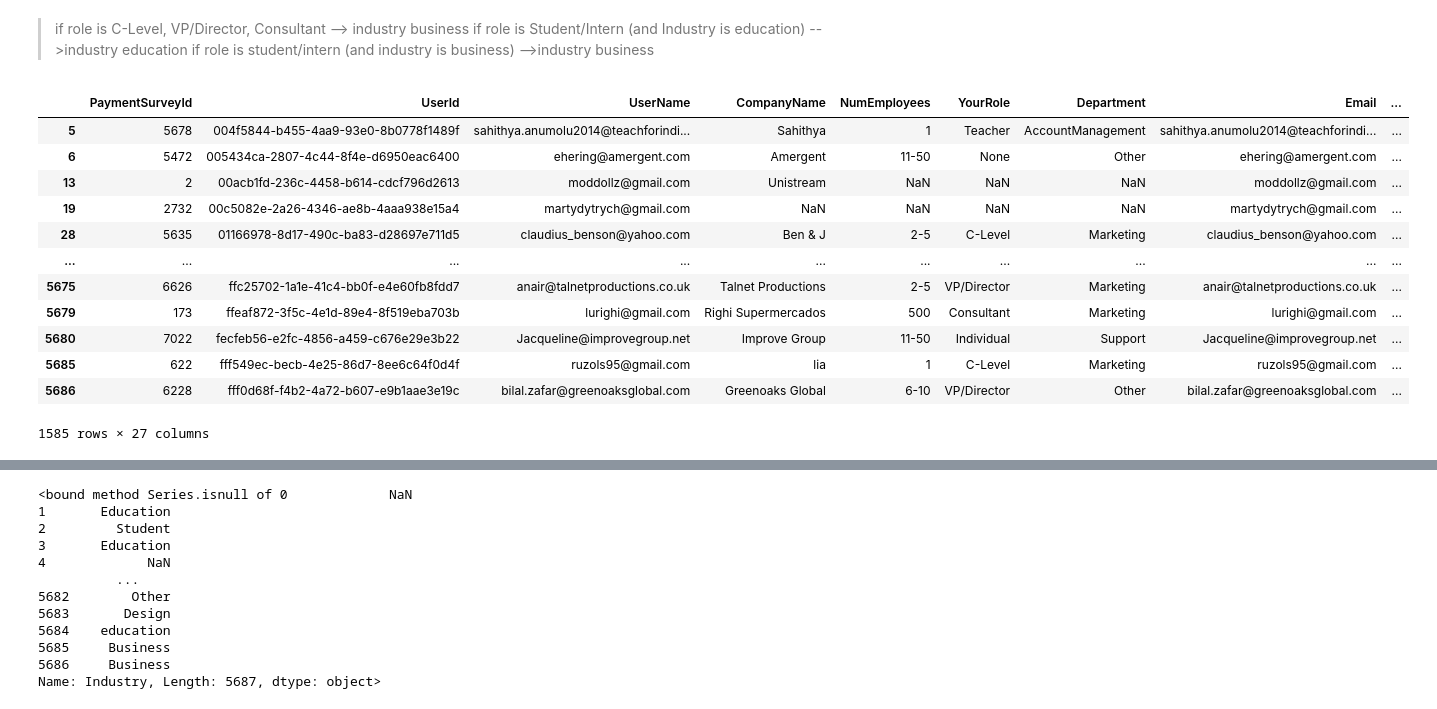
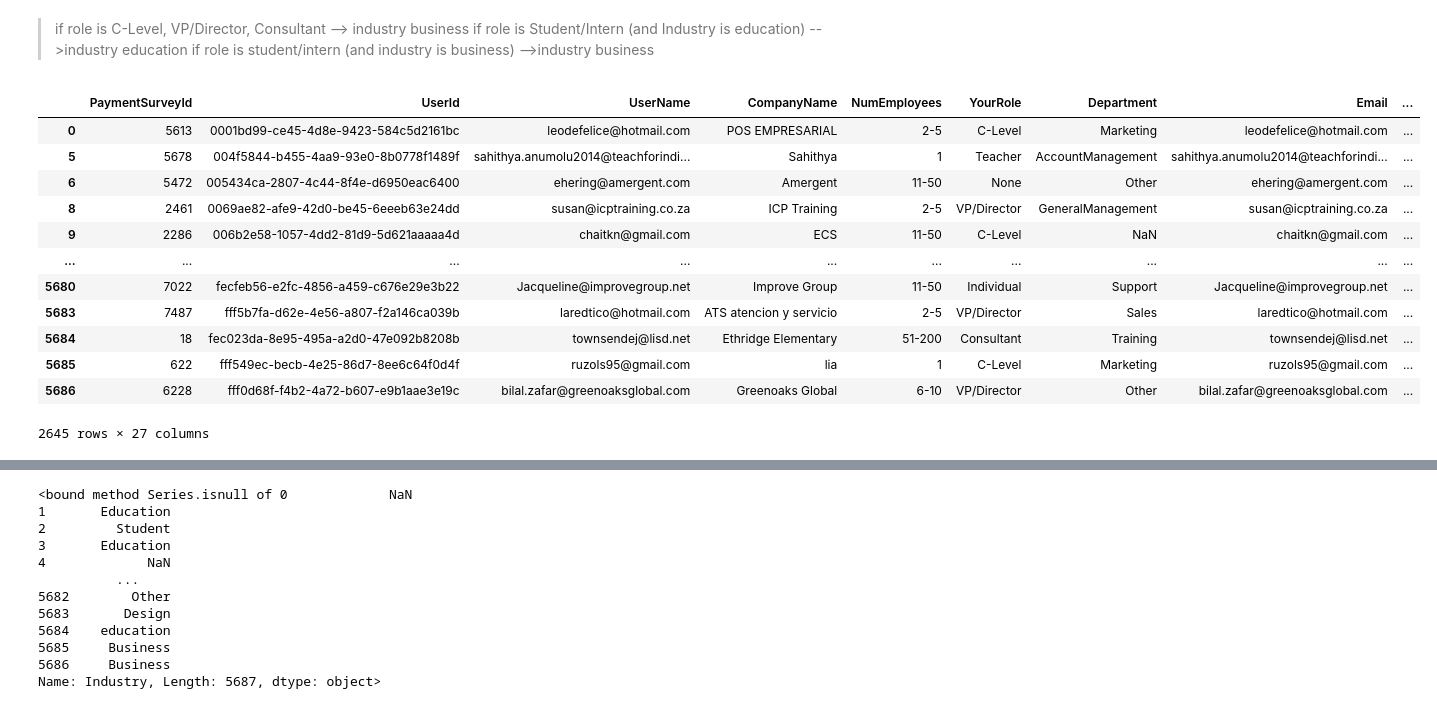
Before and after one commit to elysem01/Emaze-Analytics, a Jupyter notebook: EDA_key_users.ipynb, the cells around one changed output, grey strips where cells are left out. Saved outputs shown, nothing was run; the diff lists cells and outputs as text; code cells hidden in the pictures.

```diff
--- a/EDA_key_users.ipynb
+++ b/EDA_key_users.ipynb
@@ -485,21 +500,21 @@ des = ['Design']
 NGO = ["Non-Profit"]
 # %%
 #business ppl
-pu[pu["Industry"].isin(biz)]
+pu[pu["Industry"].isin(biz) | pu["YourRole"].isin(["C-Level", "VP/Director", "Consultant"])]
 # %% [output]
 |  | PaymentSurveyId | UserId | UserName | CompanyName | NumEmployees | YourRole | Department | Email | ... |
+| 0 | 5613 | 0001bd99-ce45-4d8e-9423-584c5d2161bc | leodefelice@hotmail.com | POS EMPRESARIAL | 2-5 | C-Level | Marketing | leodefelice@hotmail.com | ... |
 | 5 | 5678 | 004f5844-b455-4aa9-93e0-8b0778f1489f | sahithya.anumolu2014@teachforindi... | Sahithya | 1 | Teacher | AccountManagement | sahithya.anumolu2014@teachforindi... | ... |
 | 6 | 5472 | 005434ca-2807-4c44-8f4e-d6950eac6400 | ehering@amergent.com | Amergent | 11-50 | None | Other | ehering@amergent.com | ... |
-| 13 | 2 | 00acb1fd-236c-4458-b614-cdcf796d2613 | moddollz@gmail.com | Unistream | NaN | NaN | NaN | moddollz@gmail.com | ... |
-| 19 | 2732 | 00c5082e-2a26-4346-ae8b-4aaa938e15a4 | martydytrych@gmail.com | NaN | NaN | NaN | NaN | martydytrych@gmail.com | ... |
-| 28 | 5635 | 01166978-8d17-490c-ba83-d28697e711d5 | claudius_benson@yahoo.com | Ben & J | 2-5 | C-Level | Marketing | claudius_benson@yahoo.com | ... |
+| 8 | 2461 | 0069ae82-afe9-42d0-be45-6eeeb63e24dd | susan@icptraining.co.za | ICP Training | 2-5 | VP/Director | GeneralManagement | susan@icptraining.co.za | ... |
+| 9 | 2286 | 006b2e58-1057-4dd2-81d9-5d621aaaaa4d | chaitkn@gmail.com | ECS | 11-50 | C-Level | NaN | chaitkn@gmail.com | ... |
 | ... | ... | ... | ... | ... | ... | ... | ... | ... | ... |
-| 5675 | 6626 | ffc25702-1a1e-41c4-bb0f-e4e60fb8fdd7 | anair@talnetproductions.co.uk | Talnet Productions | 2-5 | VP/Director | Marketing | anair@talnetproductions.co.uk | ... |
-| 5679 | 173 | ffeaf872-3f5c-4e1d-89e4-8f519eba703b | lurighi@gmail.com | Righi Supermercados | 500 | Consultant | Marketing | lurighi@gmail.com | ... |
 | 5680 | 7022 | fecfeb56-e2fc-4856-a459-c676e29e3b22 | Jacqueline@improvegroup.net | Improve Group | 11-50 | Individual | Support | Jacqueline@improvegroup.net | ... |
+| 5683 | 7487 | fff5b7fa-d62e-4e56-a807-f2a146ca039b | laredtico@hotmail.com | ATS atencion y servicio | 2-5 | VP/Director | Sales | laredtico@hotmail.com | ... |
+| 5684 | 18 | fec023da-8e95-495a-a2d0-47e092b8208b | townsendej@lisd.net | Ethridge Elementary | 51-200 | Consultant | Training | townsendej@lisd.net | ... |
 | 5685 | 622 | fff549ec-becb-4e25-86d7-8ee6c64f0d4f | ruzols95@gmail.com | lia | 1 | C-Level | Marketing | ruzols95@gmail.com | ... |
 | 5686 | 6228 | fff0d68f-f4b2-4a72-b607-e9b1aae3e19c | bilal.zafar@greenoaksglobal.com | Greenoaks Global | 6-10 | VP/Director | Other | bilal.zafar@greenoaksglobal.com | ... |
-1585 rows × 27 columns
+2645 rows × 27 columns
 # %%
 # education ppl
 pu[pu["Industry"].isin(edu) | pu["YourRole"].isin(['Student/Intern', 'Teacher'])]
```
Also changed, not shown: parts of 12 cells of this notebook.
